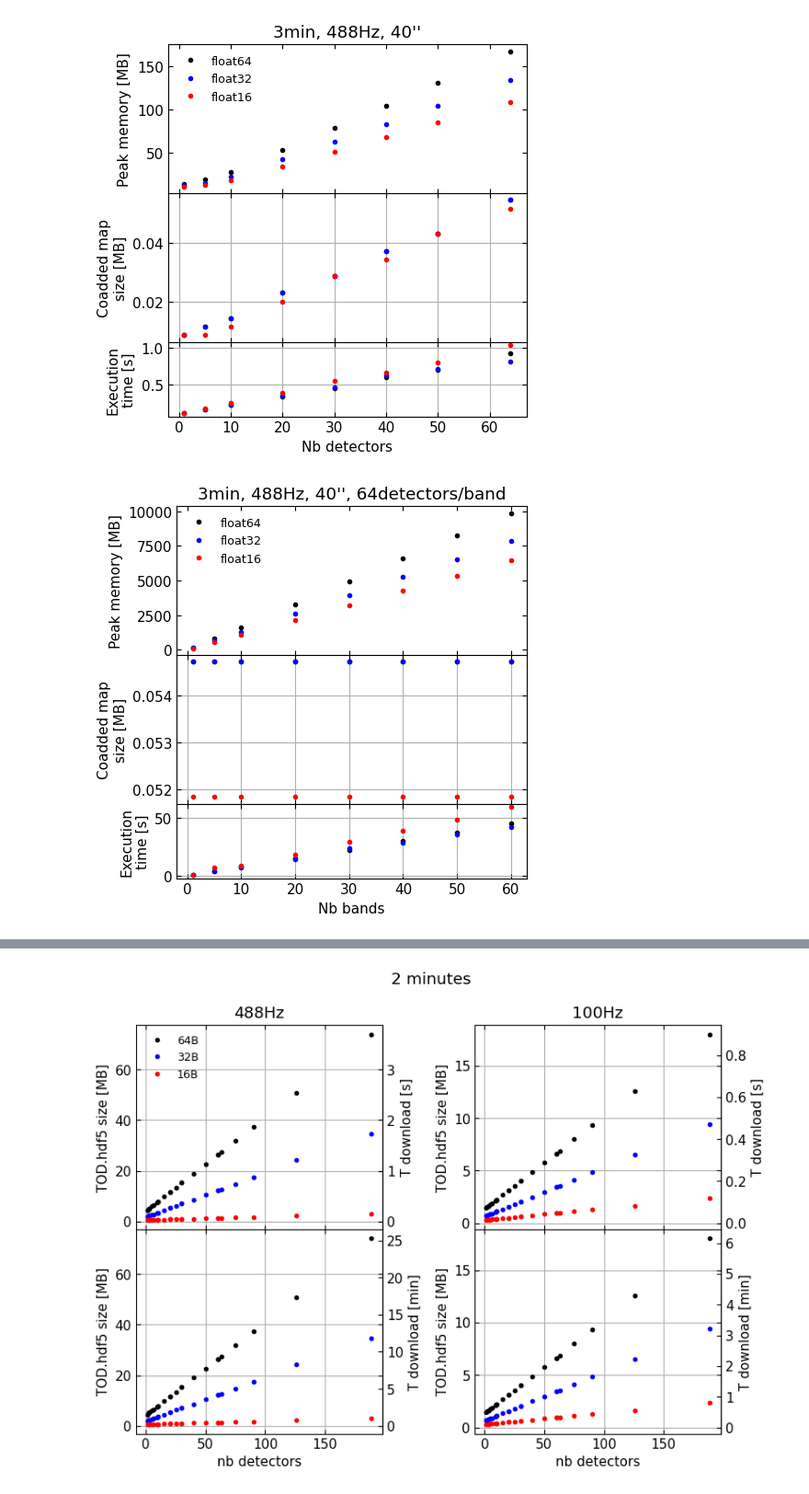
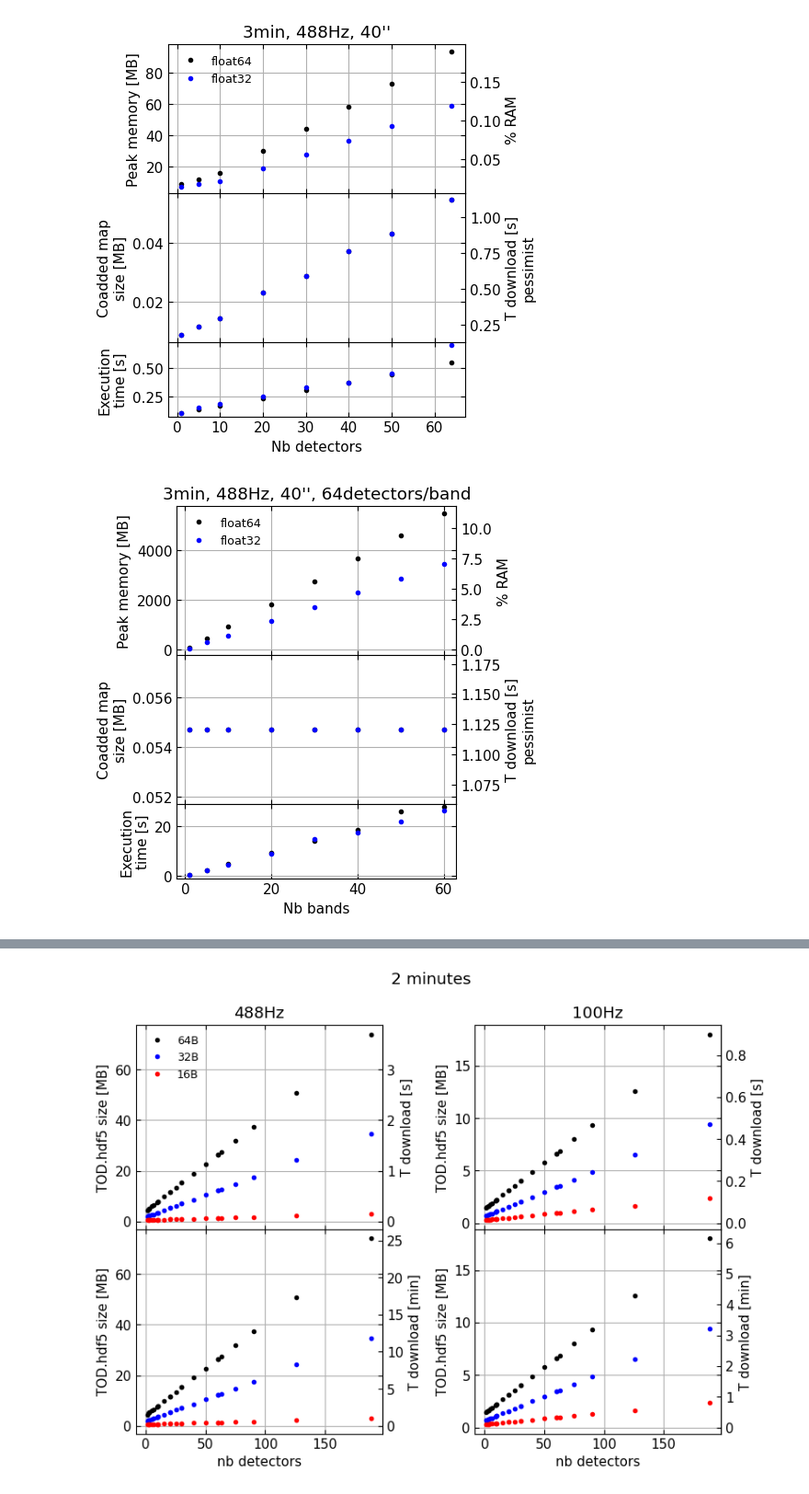
Before and after one commit to tim-balloon/TIM_analysis, a Jupyter notebook: namap/profiling.ipynb, the cells around one changed output, grey strips where cells are left out. Shown at 92% size. Drawn from its saved outputs; the diff is of its cells as text; code cells hidden in the pictures.

```diff
--- a/namap/profiling.ipynb
+++ b/namap/profiling.ipynb
@@ -59,18 +36,28 @@ fig, (axm, axb, axt) = plt.subplots(3,figsize=(5,5), sharex=True,gridspec_kw={'h
 key = 'profiling vs resolution'
 key2 = "resolution ['']"
 
-for precision, color in zip(('float64', 'float32','float16'),('k','b','r')):
-    axm.plot(perfs[key][key2], perfs[key][precision]['peak memory [MB]'], f'.{color}', label= precision)
-    axb.plot(perfs[key][key2], perfs[key][precision]['output size [MB]'], f'.{color}')
+for precision, color in zip(('float64', 'float32'),('k','b','r')):
+    axm.plot(perfs[key][key2], perfs[key][precision]['peak memory [MB]'], f'.{color}')
+    axb.plot(perfs[key][key2], perfs[key][precision]['output size [MB]'], f'.{color}', label= precision)
     axt.plot(perfs[key][key2], perfs[key][precision]['time [s]'], f'.{color}')
 
+
+def f_to_z(x): return x/49152*100
+secax = axm.secondary_yaxis("right", functions=(f_to_z,f_to_z))
+secax.set_ylabel(f'% RAM')
+
+
+def f_to_z(x): return x/0.048828125
+secax = axb.secondary_yaxis("right", functions=(f_to_z,f_to_z))
+secax.set_ylabel(f'T download [s]\npessimist')
+
+
 ymin, ymax = axm.get_ylim()
-axm.legend()
+axb.legend()
 #axm.set_yticks(np.arange(int(0), int(ymax)+10, 150))
 axm.set_ylabel('Peak memory [MB]')
 axt.set_ylabel('Execution\ntime [s]')
 axm.set_title('3min, 488Hz, 64 detectors')
-axm.grid()
 axt.set_xlabel("Resolution ['']")
 axb.set_ylabel('Coadded map\nsize [MB]')
 
@@ -83,10 +70,19 @@ fig, (axm, axb, axt) = plt.subplots(3,figsize=(5,5), sharex=True,gridspec_kw={'h
 key = 'profiling vs nb of detectors'
 key2 = "nb detectors"
 
-for precision, color in zip(('float64', 'float32','float16'),('k','b','r')):
+for precision, color in zip(('float64', 'float32'),('k','b','r')):
     axm.plot(perfs[key][key2], perfs[key][precision]['peak memory [MB]'], f'.{color}', label= precision)
     axb.plot(perfs[key][key2], perfs[key][precision]['output size [MB]'], f'.{color}')
     axt.plot(perfs[key][key2], perfs[key][precision]['time [s]'], f'.{color}')
+
+def f_to_z(x): return x/49152*100
+secax = axm.secondary_yaxis("right", functions=(f_to_z,f_to_z))
+secax.set_ylabel(f'% RAM')
+
+
+def f_to_z(x): return x/0.048828125
+secax = axb.secondary_yaxis("right", functions=(f_to_z,f_to_z))
+secax.set_ylabel(f'T download [s]\npessimist')
 
 ymin, ymax = axm.get_ylim()
 axm.legend()
@@ -94,35 +90,42 @@ axm.legend()
 axm.set_ylabel('Peak memory [MB]')
 axt.set_ylabel('Execution\ntime [s]')
 axm.set_title("3min, 488Hz, 40''")
-axm.grid()
 axt.set_xlabel("Nb detectors")
 axb.set_ylabel('Coadded map\nsize [MB]')
 
 fig.tight_layout()
 fig.subplots_adjust(hspace=0)
 # %% [output]
-[figure, old version]
+[figure, new version]
 # %%
 fig, (axm, axb, axt) = plt.subplots(3,figsize=(5,5), sharex=True,gridspec_kw={'height_ratios': [2, 2, 1]})
 key = 'profiling vs nb bands'
 key2 = "nb bands"
 
-for precision, color in zip(('float64', 'float32','float16'),('k','b','r')):
+def f_to_z(x): return x/49152*100
+secax = axm.secondary_yaxis("right", functions=(f_to_z,f_to_z))
+secax.set_ylabel(f'% RAM')
+
+def f_to_z(x): return x/0.048828125
+secax = axb.secondary_yaxis("right", functions=(f_to_z,f_to_z))
+secax.set_ylabel(f'T download [s]\npessimist')
+
+
+for precision, color in zip(('float64', 'float32'),('k','b','r')):
     axm.plot(perfs[key][key2], perfs[key][precision]['peak memory [MB]'], f'.{color}', label= precision)
     axb.plot(perfs[key][key2], perfs[key][precision]['output size [MB]'], f'.{color}')
     axt.plot(perfs[key][key2], perfs[key][precision]['time [s]'], f'.{color}')
 
 ymin, ymax = axm.get_ylim()
 axm.legend()
 #axm.set_yticks(np.arange(int(0), int(ymax)+10, 150))
 axm.set_ylabel('Peak memory [MB]')
 axt.set_ylabel('Execution\ntime [s]')
 axm.set_title("3min, 488Hz, 40'', 64detectors/band")
-axm.grid()
 axt.set_xlabel("Nb bands")
 axb.set_ylabel('Coadded map\nsize [MB]')
 
 fig.tight_layout()
 fig.subplots_adjust(hspace=0)
 # %% [output]
-[figure, old version]
+[figure, new version]
```
Also changed, not shown: parts of 8 cells of this notebook, 7 other files.
